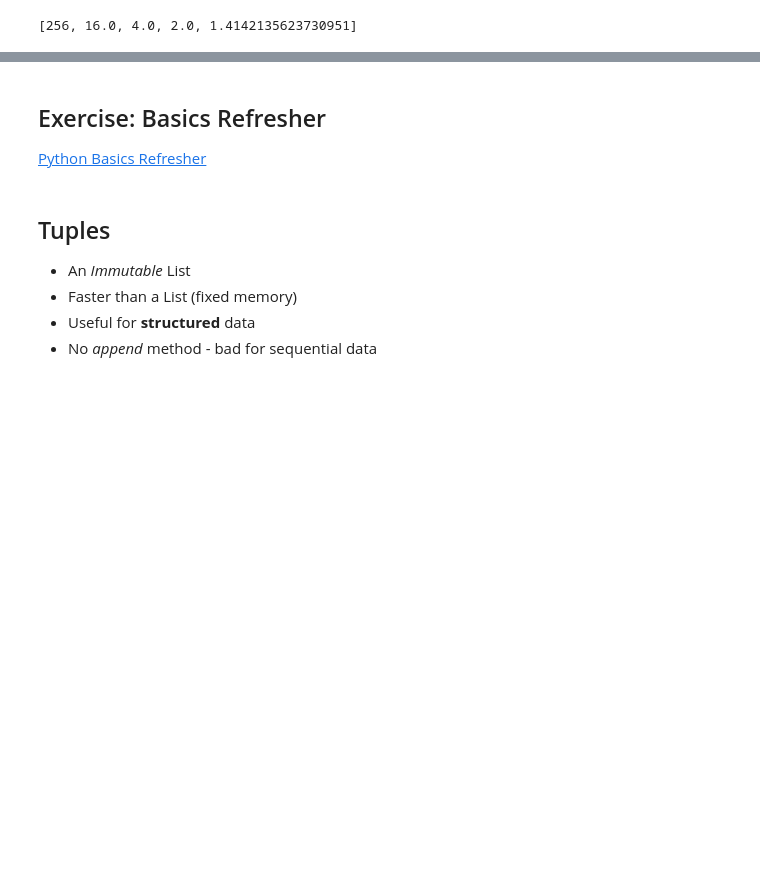
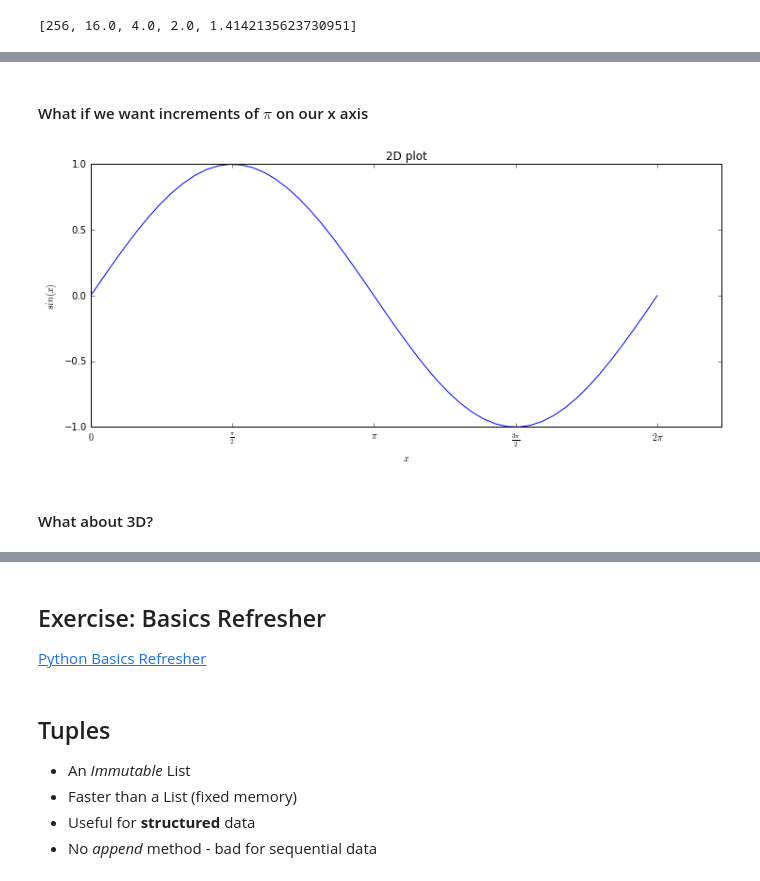
Before and after one commit to ngcm/summer-academy-2016-basics, a Jupyter notebook: Intermediate_Python/index.ipynb, the cells around one changed output, grey strips where cells are left out. Drawn from its saved outputs; the diff is of its cells as text; code cells hidden in the pictures; blank space fills up the shorter version.

```diff
--- a/Intermediate_Python/index.ipynb
+++ b/Intermediate_Python/index.ipynb
@@ -184,0 +280,18 @@ import matplotlib.pyplot as plt
+# %% [markdown]
+#### What if we want increments of $\pi$ on our x axis
+# %%
+pis = [0, np.pi/2, np.pi, 3*np.pi/2, 2*np.pi]
+pis_latex = ['$0$', r'$\frac{\pi}{2}$', r'$\pi$', r'$\frac{3\pi}{2}$', r'$2\pi$']
+
+fig = plt.figure(figsize=(12,5))
+plt.plot(x,y)
+plt.title('2D plot')
+plt.xlabel('$x$')
+plt.xticks(pis,pis_latex)
+plt.ylabel(r'$sin(x)$')
+plt.show()
+# %% [output]
+[figure, added]
+# %% [markdown]
+
+#### What about 3D?
```
Also changed, not shown: parts of 71 cells of this notebook.
